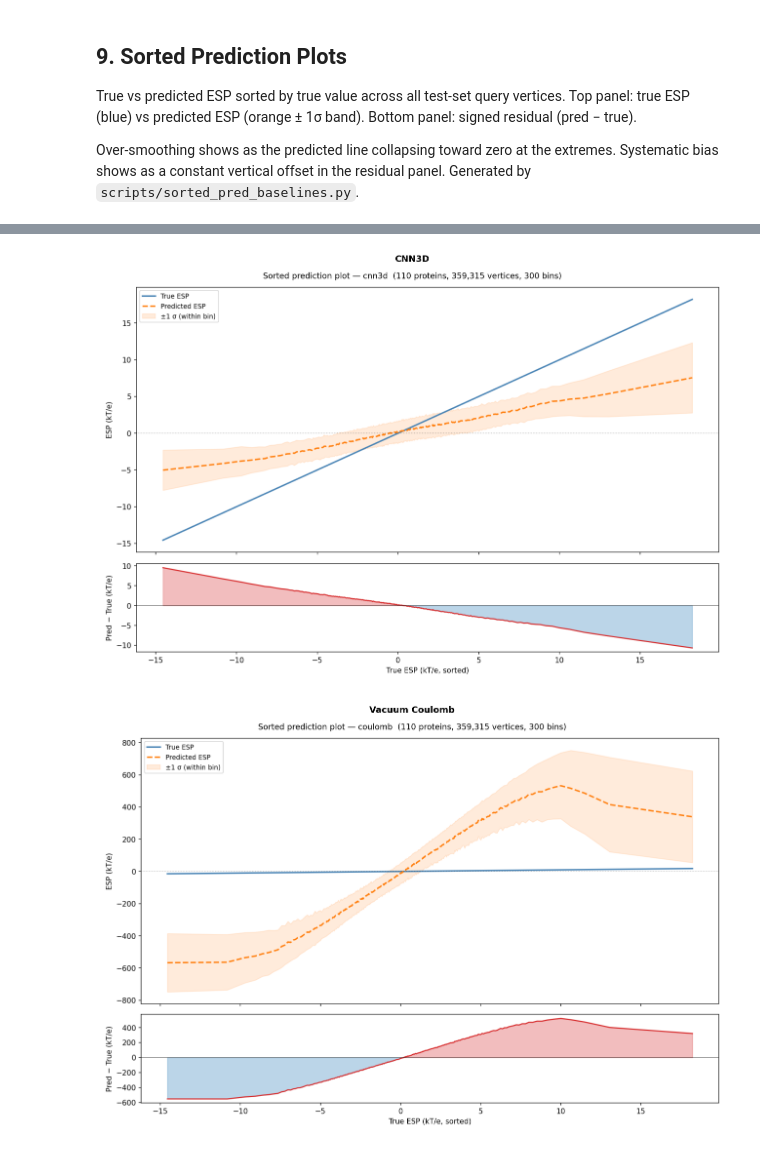
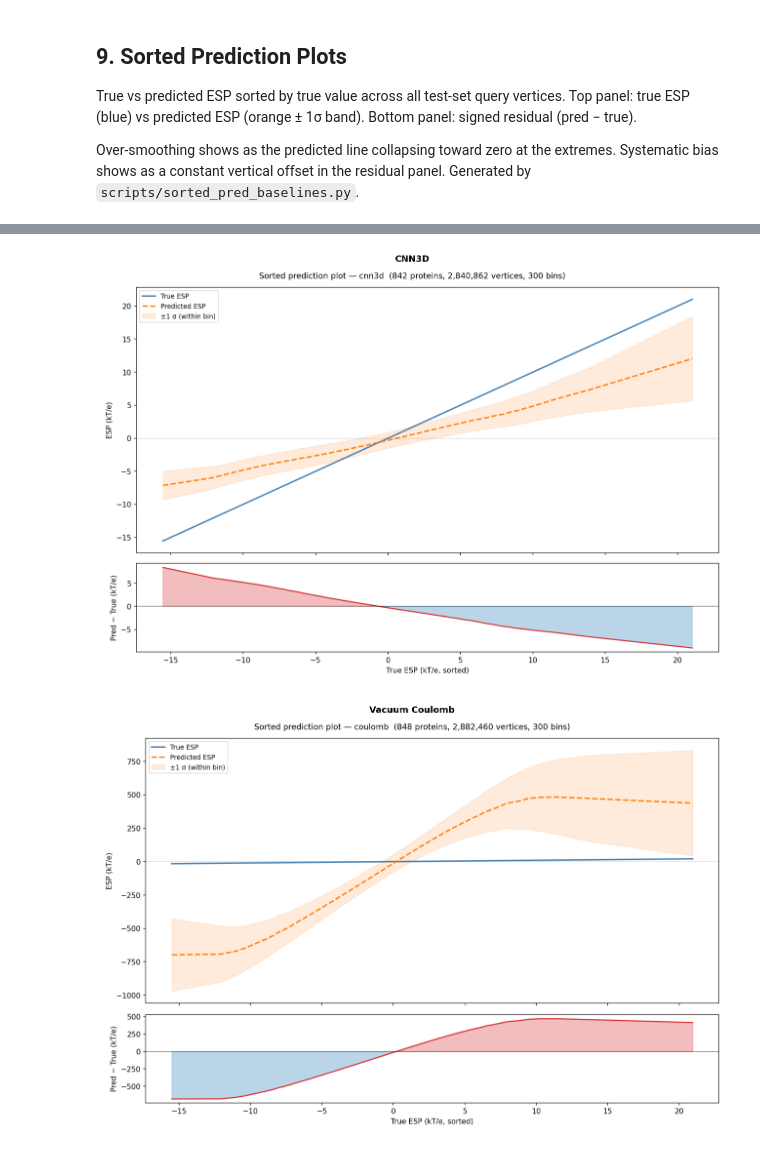
Before and after one commit to skylerturner-gif/ProteinStructure_ESP_Thesis, a Jupyter notebook: notebooks/baseline_comparison.ipynb, the cells around one changed output, grey strips where cells are left out. Cells and saved outputs as stored; diff of their text form; code cells hidden in the pictures.

```diff
--- a/notebooks/baseline_comparison.ipynb
+++ b/notebooks/baseline_comparison.ipynb
@@ -256,7 +268,8 @@ for patch, color in zip(bp["boxes"], pp_colors):
 ax.set_xticks(range(len(pp_runs)))
 ax.set_xticklabels(pp_labels, fontsize=10)
 ax.set_ylabel("Per-protein Pearson r", fontsize=11)
-ax.set_title("Per-protein Pearson r distribution — test set (110 proteins)",
+ax.set_title("Per-protein Pearson r distribution — test set (848-protein split; "
+             "CNN3D on 842/848)",
              fontsize=12, fontweight="bold")
 ax.axhline(0.0, color="gray", lw=0.8, ls="--", alpha=0.5, label="r = 0 (chance)")
 ax.legend(fontsize=9)
@@ -312,10 +325,11 @@ for run in RUNS:
 ax.axhline(0, color="gray", lw=0.9, ls="--", alpha=0.5, label="r = 0 (chance)")
 ax.set_xlabel("Protein rank (sorted ascending by per-protein r)", fontsize=11)
 ax.set_ylabel("Per-protein Pearson r", fontsize=11)
-ax.set_title("Sorted per-protein Pearson r — test set (110 proteins)",
+ax.set_title("Sorted per-protein Pearson r — test set (848-protein split; "
+             "CNN3D on 842/848)",
              fontsize=12, fontweight="bold")
 ax.legend(fontsize=10, loc="upper left")
-ax.set_xlim(1, 110)
+ax.set_xlim(1, max(len(_load_per_protein(r)) for r in RUNS if _load_per_protein(r) is not None))
 ax.grid(alpha=0.25)
 ax.spines[["top", "right"]].set_visible(False)
 plt.tight_layout()
@@ -330,7 +344,13 @@ for run in RUNS:
     if pp is None:
         continue
     above_zero = (pp.values > 0).mean() * 100
-    above_dgcnn = (pp.values > dgcnn_pp.values).mean() * 100 if run["label"] != "DGCNN (chem)" else float("nan")
+    # Align on protein_id (not raw .values) -- CNN3D is 842/848, a positional
+    # comparison against DGCNN's full 848 would ValueError on shape mismatch.
+    if run["label"] != "DGCNN (chem)":
+        common = pp.index.intersection(dgcnn_pp.index)
+        above_dgcnn = (pp.loc[common] > dgcnn_pp.loc[common]).mean() * 100
+    else:
+        above_dgcnn = float("nan")
     dgcnn_str = f"{above_dgcnn:>19.1f}%" if not np.isnan(above_dgcnn) else f"{'—':>19}"
     print(f"{run['label']:<28}  {above_zero:>10.1f}%  {dgcnn_str}")
 # %% [output]
@@ -502,10 +526,11 @@ for run in RUNS:
 ax.axhline(0, color="gray", lw=0.9, ls="--", alpha=0.5, label="r = 0 (chance)")
 ax.set_xlabel("Protein rank (sorted ascending by per-protein r)", fontsize=11)
 ax.set_ylabel("Per-protein Pearson r", fontsize=11)
-ax.set_title("Sorted per-protein Pearson r — test set (110 proteins)",
+ax.set_title("Sorted per-protein Pearson r — test set (848-protein split; "
+             "CNN3D on 842/848)",
              fontsize=12, fontweight="bold")
 ax.legend(fontsize=10, loc="upper left")
-ax.set_xlim(1, 110)
+ax.set_xlim(1, max(len(_load_per_protein(r)) for r in RUNS if _load_per_protein(r) is not None))
 ax.grid(alpha=0.25)
 ax.spines[["top", "right"]].set_visible(False)
 plt.tight_layout()
@@ -519,7 +544,13 @@ for run in RUNS:
     if pp is None:
         continue
     above_zero = (pp.values > 0).mean() * 100
-    above_dgcnn = (pp.values > dgcnn_pp.values).mean() * 100 if run["label"] != "DGCNN (chem)" else float("nan")
+    # Align on protein_id (not raw .values) -- CNN3D is 842/848, a positional
+    # comparison against DGCNN's full 848 would ValueError on shape mismatch.
+    if run["label"] != "DGCNN (chem)":
+        common = pp.index.intersection(dgcnn_pp.index)
+        above_dgcnn = (pp.loc[common] > dgcnn_pp.loc[common]).mean() * 100
+    else:
+        above_dgcnn = float("nan")
     dgcnn_str = f"{above_dgcnn:>19.1f}%" if not np.isnan(above_dgcnn) else f"{'—':>19}"
     print(f"{run['label']:<28}  {above_zero:>10.1f}%  {dgcnn_str}")
 # %% [output]
@@ -551,10 +582,10 @@ sorted_pred_plots = [
      EVAL_ROOT / "baseline" / "cnn3d" / "cnn3d_sorted_predictions.png"),
     ("Vacuum Coulomb",
      EVAL_ROOT / "baseline" / "coulomb" / "coulomb_sorted_predictions.png"),
-    ("AttentionESPN 4/4/10",
-     EVAL_ROOT / "attention_v2_qq10" / "sorted_predictions.png"),
-    ("DistanceESPN 10/10/10",
-     EVAL_ROOT / "distance_v2_all10" / "sorted_predictions.png"),
+    ("AttentionESPN (champion)",
+     EVAL_ROOT / "full_dataset" / "attention_aa4_aq2_qq16" / "attention_sorted_predictions.png"),
+    ("DistanceESPN (champion)",
+     EVAL_ROOT / "full_dataset" / "distance_aa8_aq2_qq24" / "distance_sorted_predictions.png"),
 ]
 
 for label, path in sorted_pred_plots:
@@ -573,2 +604,2 @@ for label, path in sorted_pred_plots:
-[figure, old version]
+[figure, new version]
-[figure, old version]
+[figure, new version]
```
Also changed, not shown: parts of 9 cells of this notebook, 1 other file.
